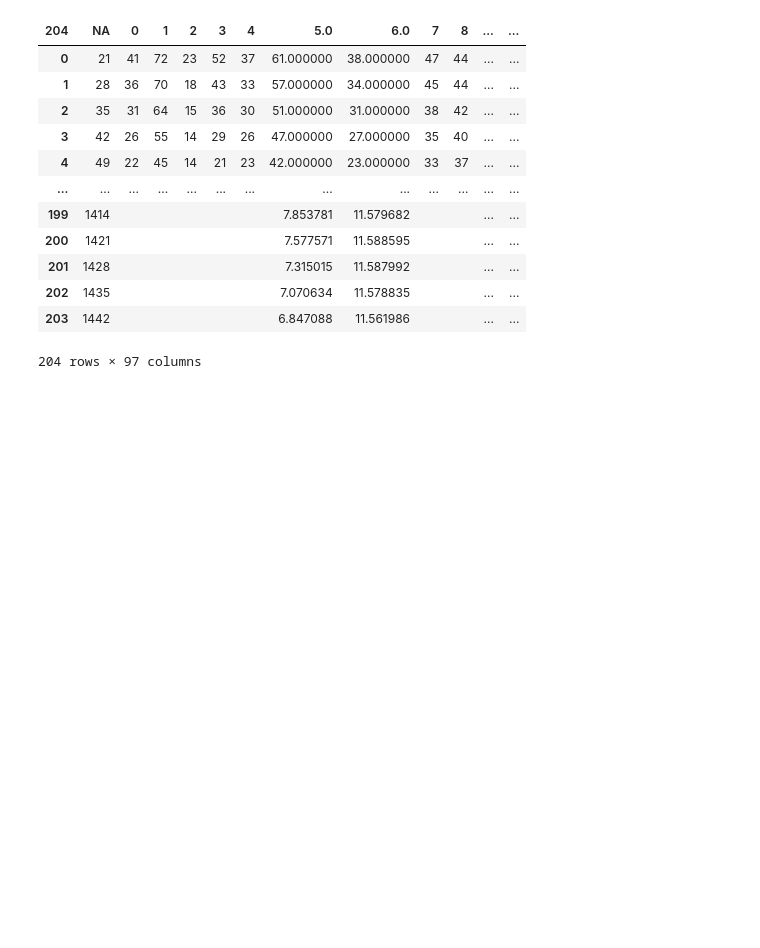
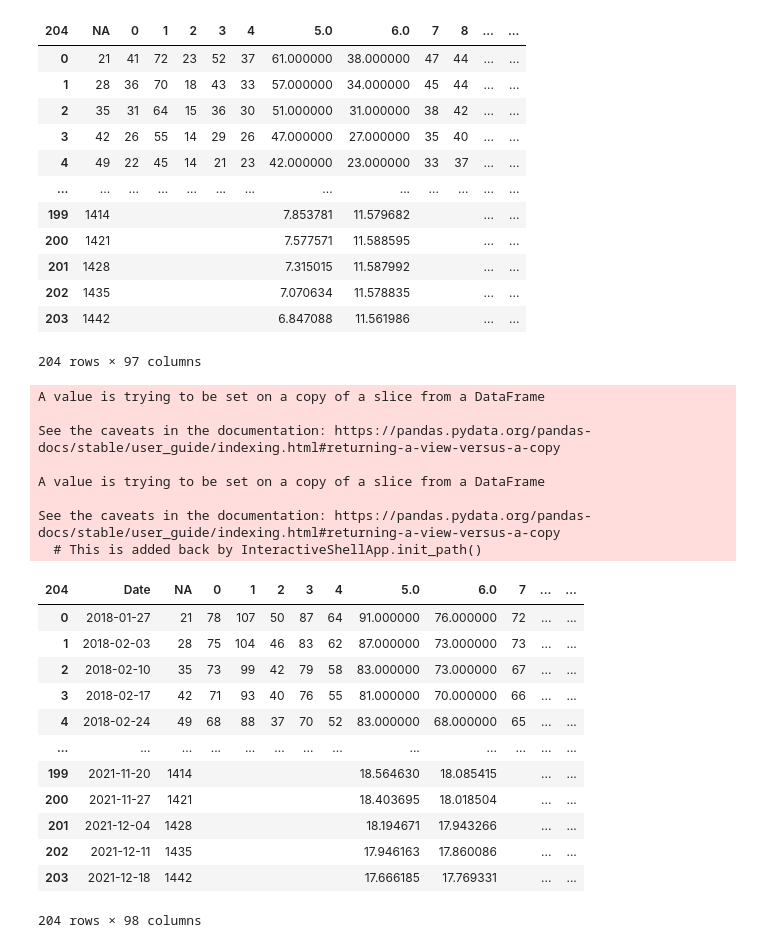
Before and after one commit to madisonfisher/home_analysis_project, a Jupyter notebook: home_inventory_analysis/inventory_analysis_part3.ipynb, the cells around one changed output. Cells and saved outputs as stored; diff of their text form; code cells hidden in the pictures; blank space fills up the shorter version.

Commit message:
made seperate latlong notebook, and updated json files to have date

```diff
--- a/home_inventory_analysis/inventory_analysis_part3.ipynb
+++ b/home_inventory_analysis/inventory_analysis_part3.ipynb
@@ -253,3 +253,40 @@ final_median_pending
 | 202 | 1435 |  |  |  |  |  | 7.070634 | 11.578835 |  |  | ... | ... |
 | 203 | 1442 |  |  |  |  |  | 6.847088 | 11.561986 |  |  | ... | ... |
 204 rows × 97 columns
+# %%
+final_mean_pending.insert(0, 'Date', "")
+# %%
+import datetime
+day21 = "2018-01-27"
+date = datetime.datetime.strptime(day21, "%Y-%m-%d")
+date_format = "%Y-%m-%d"
+for index, row in final_mean_pending.iterrows():
+    final_mean_pending["Date"][index] = date
+    date = date + datetime.timedelta(days=7)
+for index, row in final_mean_pending.iterrows():
+    date = final_mean_pending["Date"][index]
+    date_for = date.strftime(date_format)
+    final_mean_pending["Date"][index] = date_for
+final_mean_pending
+# %% [output]
+A value is trying to be set on a copy of a slice from a DataFrame
+
+See the caveats in the documentation: https://pandas.pydata.org/pandas-docs/stable/user_guide/indexing.html#returning-a-view-versus-a-copy
+
+A value is trying to be set on a copy of a slice from a DataFrame
+
+See the caveats in the documentation: https://pandas.pydata.org/pandas-docs/stable/user_guide/indexing.html#returning-a-view-versus-a-copy
+  # This is added back by InteractiveShellApp.init_path()
+| 204 | Date | NA | 0 | 1 | 2 | 3 | 4 | 5.0 | 6.0 | 7 | ... | ... |
+| 0 | 2018-01-27 | 21 | 78 | 107 | 50 | 87 | 64 | 91.000000 | 76.000000 | 72 | ... | ... |
+| 1 | 2018-02-03 | 28 | 75 | 104 | 46 | 83 | 62 | 87.000000 | 73.000000 | 73 | ... | ... |
+| 2 | 2018-02-10 | 35 | 73 | 99 | 42 | 79 | 58 | 83.000000 | 73.000000 | 67 | ... | ... |
+| 3 | 2018-02-17 | 42 | 71 | 93 | 40 | 76 | 55 | 81.000000 | 70.000000 | 66 | ... | ... |
+| 4 | 2018-02-24 | 49 | 68 | 88 | 37 | 70 | 52 | 83.000000 | 68.000000 | 65 | ... | ... |
+| ... | ... | ... | ... | ... | ... | ... | ... | ... | ... | ... | ... | ... |
+| 199 | 2021-11-20 | 1414 |  |  |  |  |  | 18.564630 | 18.085415 |  | ... | ... |
+| 200 | 2021-11-27 | 1421 |  |  |  |  |  | 18.403695 | 18.018504 |  | ... | ... |
+| 201 | 2021-12-04 | 1428 |  |  |  |  |  | 18.194671 | 17.943266 |  | ... | ... |
+| 202 | 2021-12-11 | 1435 |  |  |  |  |  | 17.946163 | 17.860086 |  | ... | ... |
+| 203 | 2021-12-18 | 1442 |  |  |  |  |  | 17.666185 | 17.769331 |  | ... | ... |
+204 rows × 98 columns
```
Also changed, not shown: parts of 6 cells of this notebook, 7 other files.
